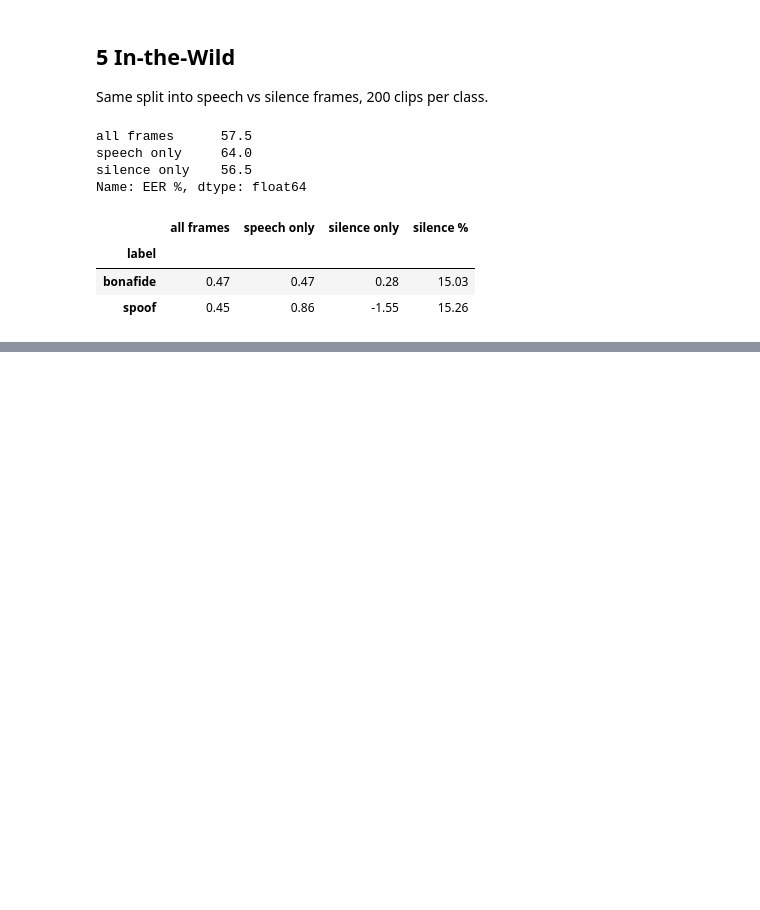
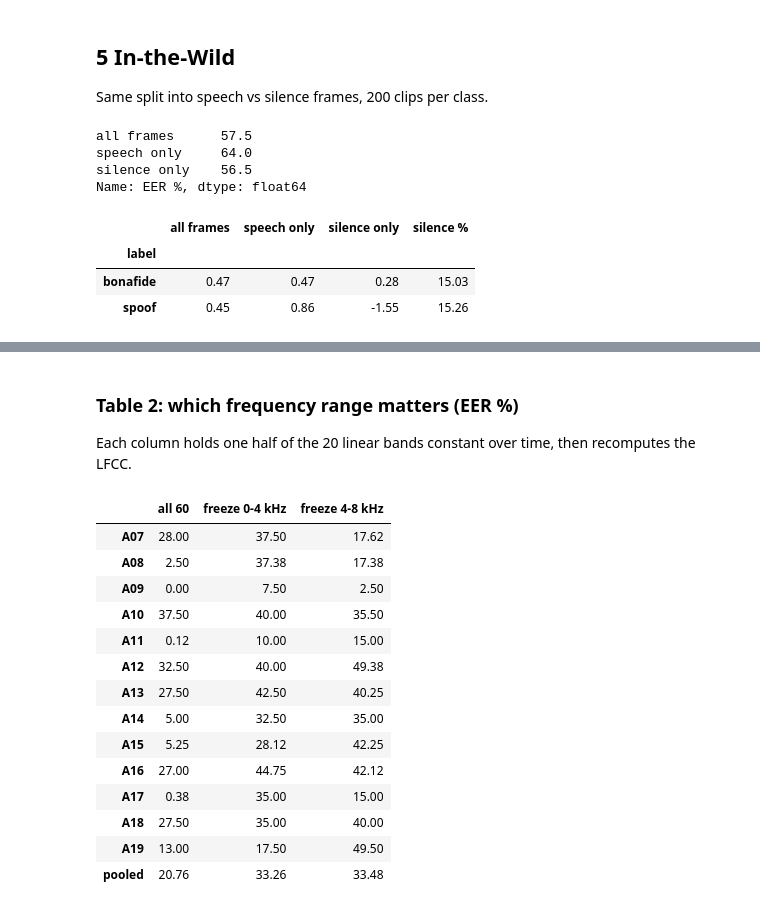
Before and after one commit to Qwenty228/GC2-EchoJEV, a Jupyter notebook: SystemCode/notebooks/03_a1_explained.ipynb, the cells around one changed output, grey strips where cells are left out. Drawn from its saved outputs; the diff is of its cells as text; code cells hidden in the pictures; blank space fills up the shorter version.

```diff
--- a/SystemCode/notebooks/03_a1_explained.ipynb
+++ b/SystemCode/notebooks/03_a1_explained.ipynb
@@ -165,0 +263,21 @@ No silence cue in ITW (both classes ~15% silence), and on speech frames ITW spoo
+# %% [markdown]
+### Table 2: which frequency range matters (EER %)
+Each column holds one half of the 20 linear bands constant over time, then recomputes the LFCC.
+# %%
+attack_table(["all 60", "freeze 0-4 kHz", "freeze 4-8 kHz"])
+# %% [output]
+|  | all 60 | freeze 0-4 kHz | freeze 4-8 kHz |
+| A07 | 28.00 | 37.50 | 17.62 |
+| A08 | 2.50 | 37.38 | 17.38 |
+| A09 | 0.00 | 7.50 | 2.50 |
+| A10 | 37.50 | 40.00 | 35.50 |
+| A11 | 0.12 | 10.00 | 15.00 |
+| A12 | 32.50 | 40.00 | 49.38 |
+| A13 | 27.50 | 42.50 | 40.25 |
+| A14 | 5.00 | 32.50 | 35.00 |
+| A15 | 5.25 | 28.12 | 42.25 |
+| A16 | 27.00 | 44.75 | 42.12 |
+| A17 | 0.38 | 35.00 | 15.00 |
+| A18 | 27.50 | 35.00 | 40.00 |
+| A19 | 13.00 | 17.50 | 49.50 |
+| pooled | 20.76 | 33.26 | 33.48 |
```
Also changed, not shown: parts of 15 cells of this notebook.
